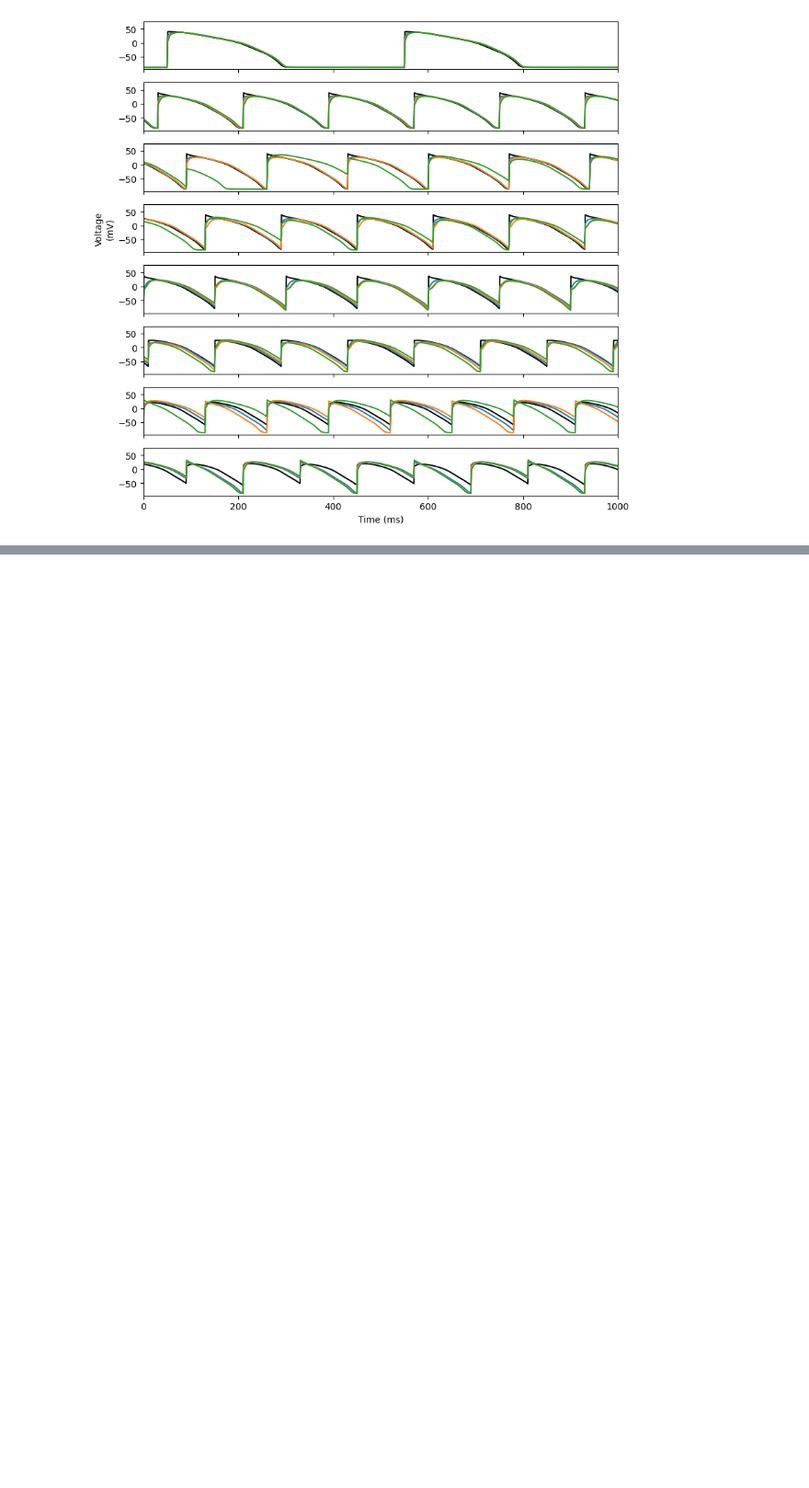
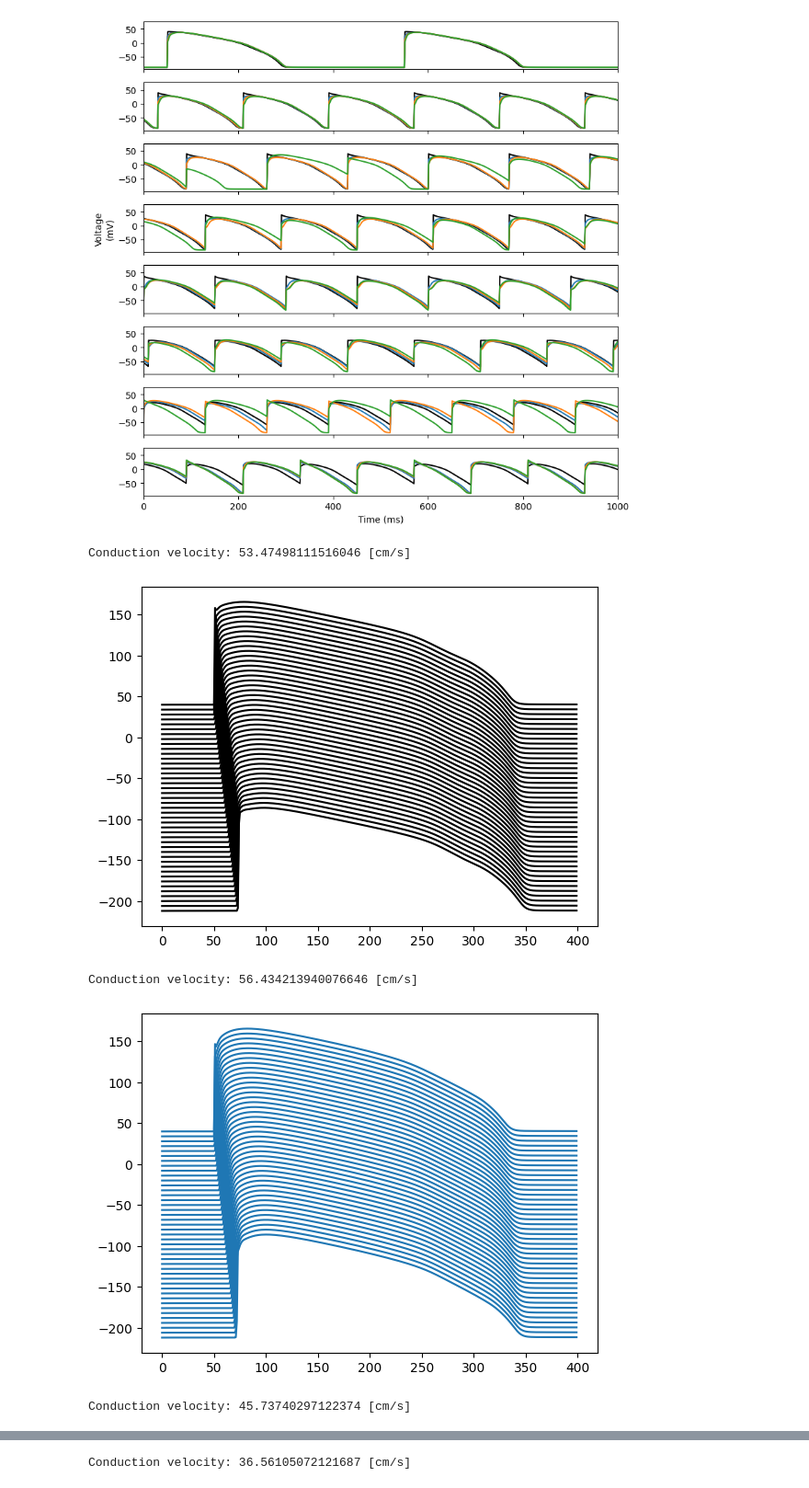
Before and after one commit to CardiacModelling/nav-artefact-model, a Jupyter notebook: src/ap/ap-effects.ipynb, the cells around one changed output, grey strips where cells are left out. Shown at 92% size. Saved outputs shown, nothing was run; the diff lists cells and outputs as text; code cells hidden in the pictures; blank space fills up the shorter version.

```diff
--- a/src/ap/ap-effects.ipynb
+++ b/src/ap/ap-effects.ipynb
@@ -369,0 +410,50 @@ plt.show()
+# %%
+n = 128
+protocol = myokit.pacing.blocktrain(period=1000,
+                                    #duration=1,
+                                    duration=0.75,
+                                    offset=50,
+                                    level=1)
+
+colors = ['black','C0', 'C1', 'C2']
+for i, p in enumerate(PARAMS):
+    mmt_ap.set_value('ina.gNa', p[0])
+    mmt_ap.set_value('ina.p1', p[1])
+    mmt_ap.set_value('ina.p3', p[1])
+    s = myokit.Simulation1d(mmt_ap, protocol, ncells=n)
+    #s.set_paced_cells(50)
+    s.set_conductance(9)
+    #s.set_conductance(15)
+    s.set_step_size(0.01)
+    try:
+        # Run
+        t = 400
+        d = s.run(t, log_interval=1, log=['engine.time', 'membrane.V'])
+
+        # Get 1d datablock representation
+        b = d.block1d()
+
+        # Calculate conduction velocity
+        cv = b.cv('membrane.V')
+        print('Conduction velocity: ' + str(cv) + ' [cm/s]')
+
+        # Show color coded plot
+        x,y,z = b.grid('membrane.V')
+        plt.figure()
+        #plt.pcolormesh(x,y,z)
+        #plt.grid(False)
+        #plt.xlim(0, t)
+        #plt.ylim(0, n)
+        #plt.colorbar()
+        for j in np.arange(0, n, 3):
+            plt.plot(x[j][:-1], z[j] + n - j * 2, c=colors[i])
+        plt.show()
+
+    except myokit.SimulationError as e:
+        print(str(e))
+# %% [output]
+Conduction velocity: 53.47498111516046 [cm/s]
+[figure, added]
+Conduction velocity: 56.434213940076646 [cm/s]
+[figure, added]
+Conduction velocity: 45.73740297122374 [cm/s]
@@ -369,0 +461 @@ plt.show()
+Conduction velocity: 36.56105072121687 [cm/s]
```
Also changed, not shown: parts of 4 cells of this notebook, 1 other file.
